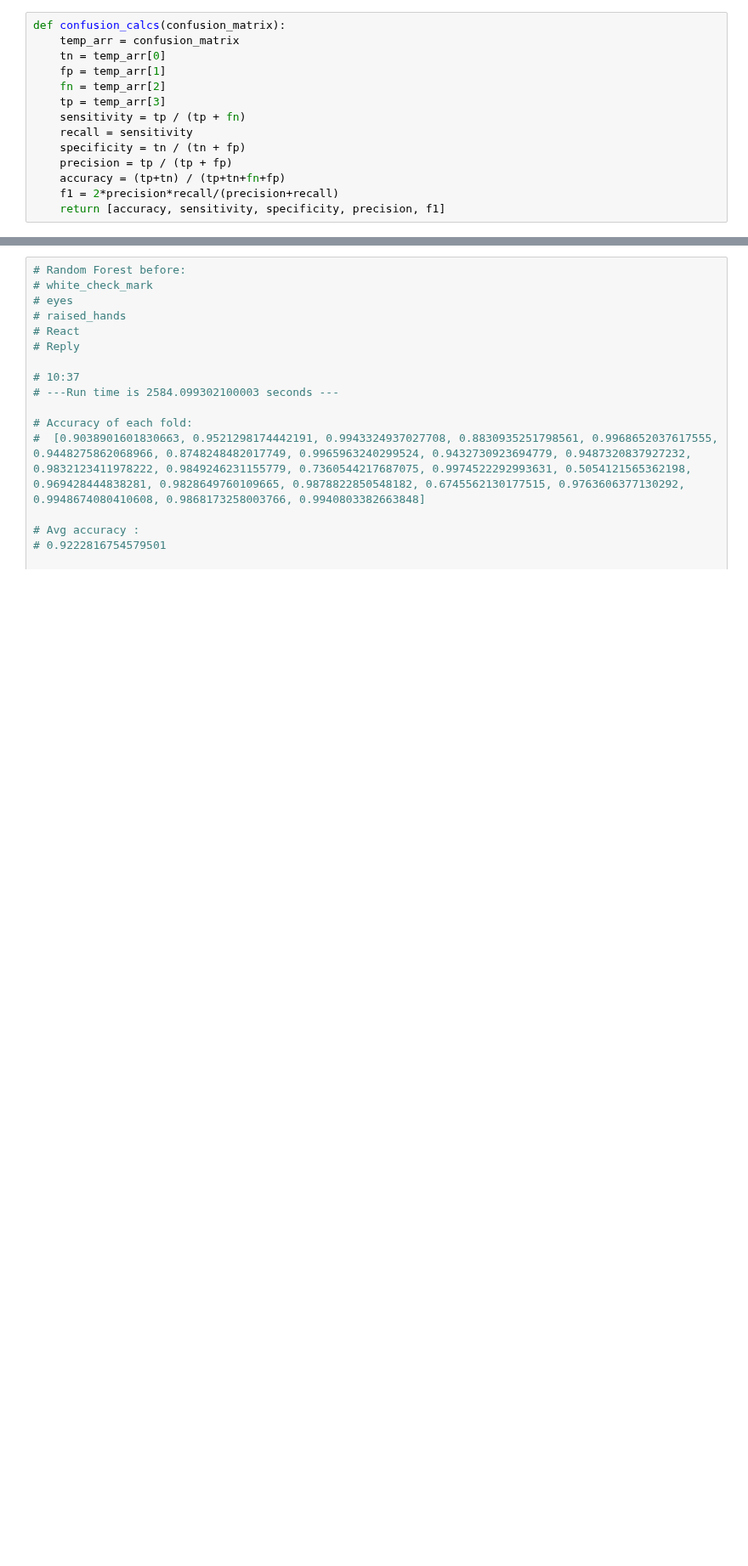
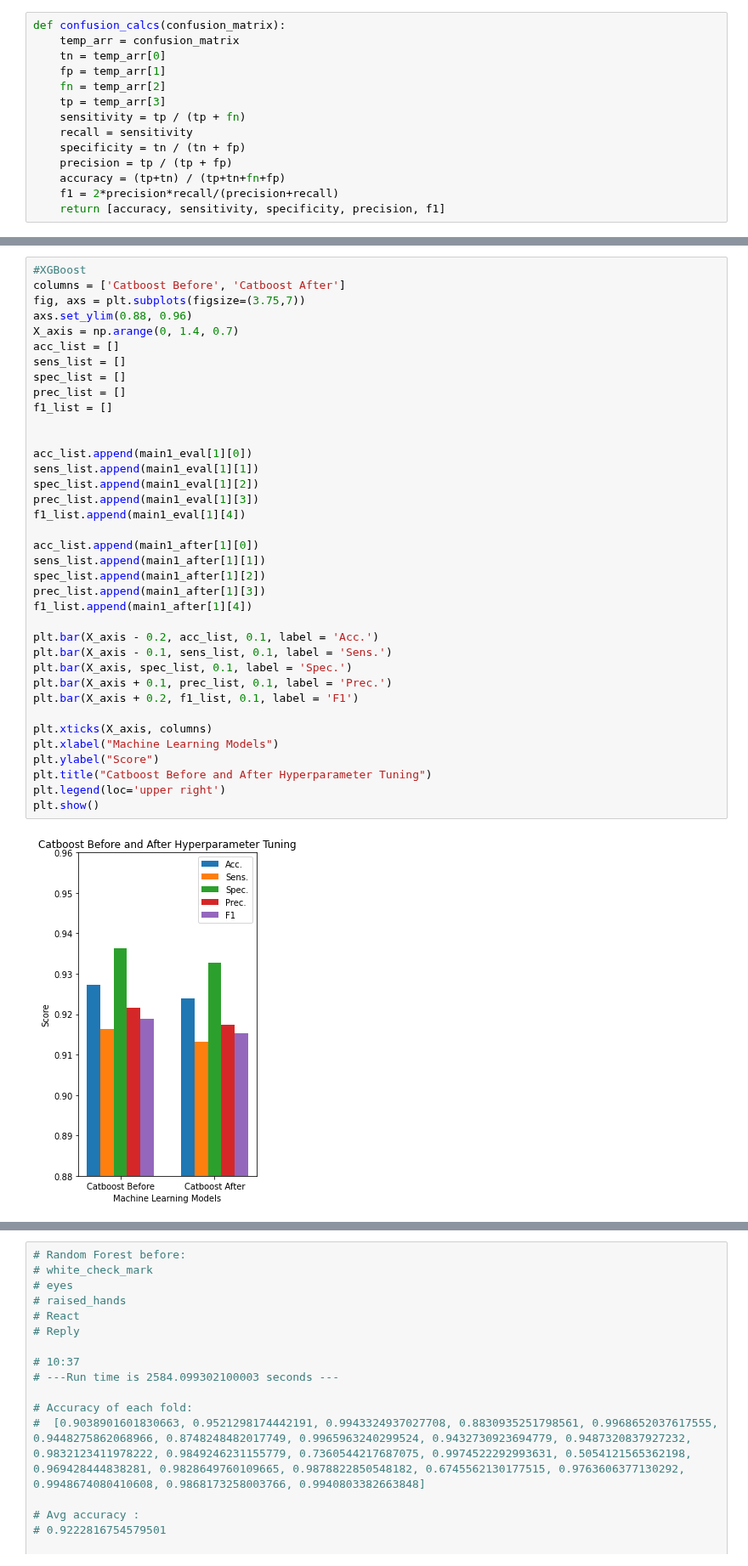
Before and after one commit to NNLUliskey/svsm_ml_2022, a Jupyter notebook: Graphs of ML Models.ipynb, the cells around one changed output, grey strips where cells are left out. Shown at 85% size. Saved outputs shown, nothing was run; the diff lists cells and outputs as text; blank space fills up the shorter version.

```diff
--- a/Graphs of ML Models.ipynb
+++ b/Graphs of ML Models.ipynb
@@ -157,0 +218,39 @@ ValueError: shape mismatch: objects cannot be broadcast to a single shape
+# %%
+#XGBoost
+columns = ['Catboost Before', 'Catboost After']
+fig, axs = plt.subplots(figsize=(3.75,7))
+axs.set_ylim(0.88, 0.96)
+X_axis = np.arange(0, 1.4, 0.7)
+acc_list = []
+sens_list = []
+spec_list = []
+prec_list = []
+f1_list = []
+
+
+acc_list.append(main1_eval[1][0])
+sens_list.append(main1_eval[1][1])
+spec_list.append(main1_eval[1][2])
+prec_list.append(main1_eval[1][3])
+f1_list.append(main1_eval[1][4])
+
+acc_list.append(main1_after[1][0])
+sens_list.append(main1_after[1][1])
+spec_list.append(main1_after[1][2])
+prec_list.append(main1_after[1][3])
+f1_list.append(main1_after[1][4])
+
+plt.bar(X_axis - 0.2, acc_list, 0.1, label = 'Acc.')
+plt.bar(X_axis - 0.1, sens_list, 0.1, label = 'Sens.')
+plt.bar(X_axis, spec_list, 0.1, label = 'Spec.')
+plt.bar(X_axis + 0.1, prec_list, 0.1, label = 'Prec.')
+plt.bar(X_axis + 0.2, f1_list, 0.1, label = 'F1')
+
+plt.xticks(X_axis, columns)
+plt.xlabel("Machine Learning Models")
+plt.ylabel("Score")
+plt.title("Catboost Before and After Hyperparameter Tuning")
+plt.legend(loc='upper right')
+plt.show()
+# %% [output]
+[figure, added]
```
Also changed, not shown: parts of 29 cells of this notebook.
